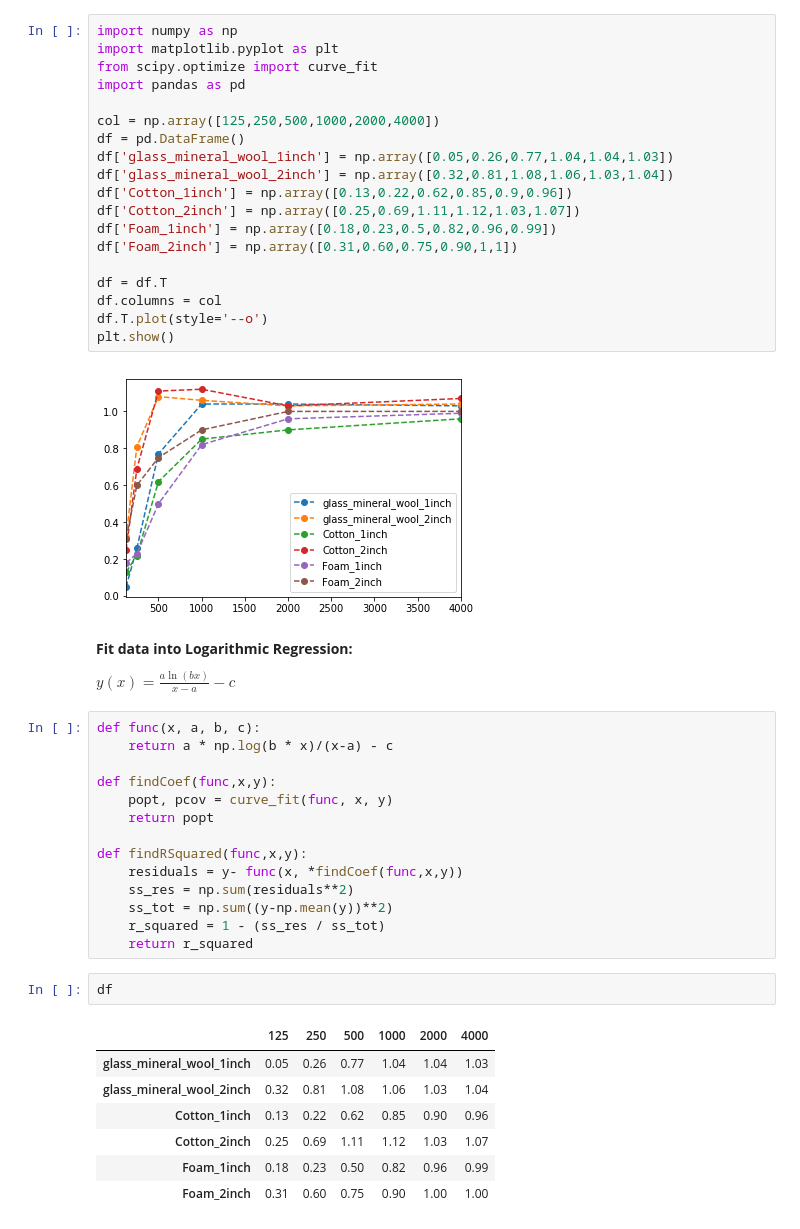
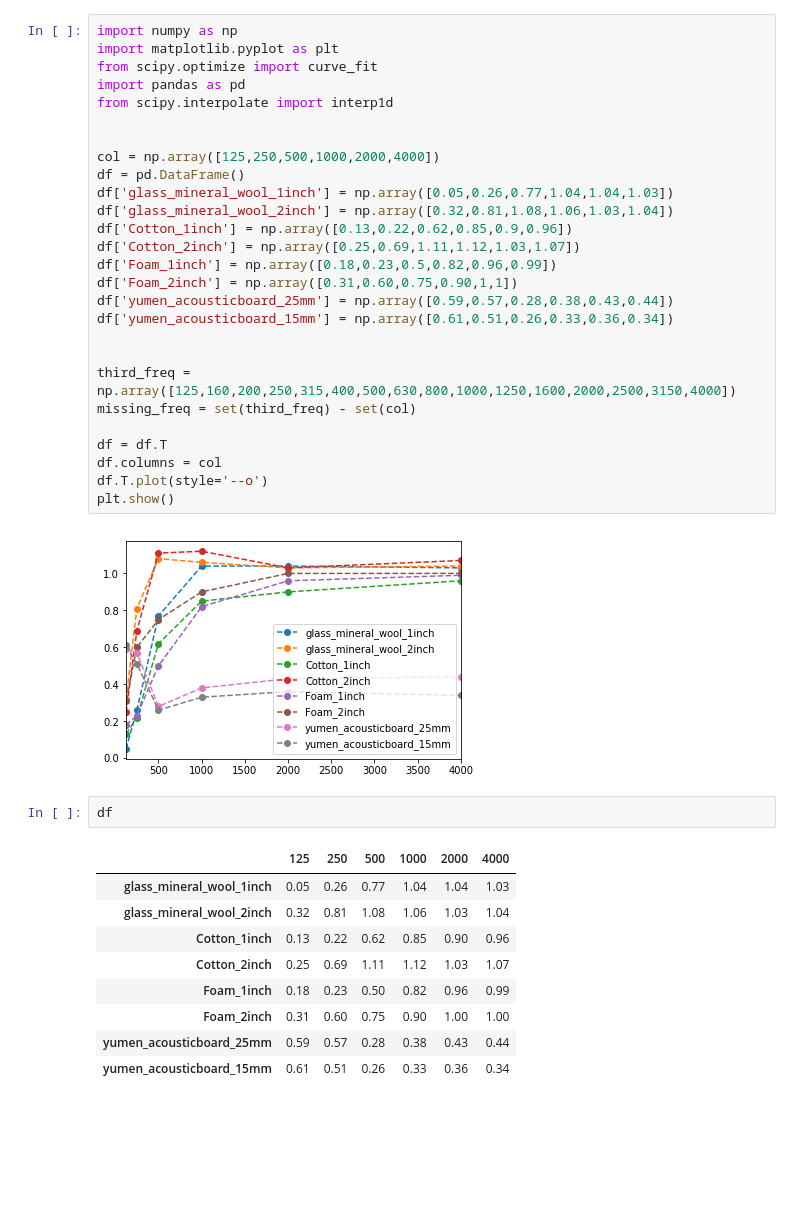
Before and after one commit to archnaim/acoustics_coefficient-absorption, a Jupyter notebook: 1 to third octave band.ipynb, the cells around one changed output. Saved outputs shown, nothing was run; the diff lists cells and outputs as text; blank space fills up the shorter version.

```diff
--- a/1 to third octave band.ipynb
+++ b/1 to third octave band.ipynb
@@ -1,42 +1,32 @@
 # %%
 import numpy as np
 import matplotlib.pyplot as plt
 from scipy.optimize import curve_fit
 import pandas as pd
+from scipy.interpolate import interp1d
+
 
 col = np.array([125,250,500,1000,2000,4000])
 df = pd.DataFrame()
 df['glass_mineral_wool_1inch'] = np.array([0.05,0.26,0.77,1.04,1.04,1.03])
 df['glass_mineral_wool_2inch'] = np.array([0.32,0.81,1.08,1.06,1.03,1.04])
 df['Cotton_1inch'] = np.array([0.13,0.22,0.62,0.85,0.9,0.96])
 df['Cotton_2inch'] = np.array([0.25,0.69,1.11,1.12,1.03,1.07])
 df['Foam_1inch'] = np.array([0.18,0.23,0.5,0.82,0.96,0.99])
 df['Foam_2inch'] = np.array([0.31,0.60,0.75,0.90,1,1])
+df['yumen_acousticboard_25mm'] = np.array([0.59,0.57,0.28,0.38,0.43,0.44])
+df['yumen_acousticboard_15mm'] = np.array([0.61,0.51,0.26,0.33,0.36,0.34])
+
+
+third_freq = np.array([125,160,200,250,315,400,500,630,800,1000,1250,1600,2000,2500,3150,4000])
+missing_freq = set(third_freq) - set(col)
 
 df = df.T
 df.columns = col
 df.T.plot(style='--o')
 plt.show()
 # %% [output]
-[figure, old version]
+[figure, new version]
-# %% [markdown]
-**Fit data into Logarithmic Regression:**
-
-$y(x) = \frac{a\ln(bx)}{x - a} - c$
-# %%
-def func(x, a, b, c):
-    return a * np.log(b * x)/(x-a) - c
-
-def findCoef(func,x,y):
-    popt, pcov = curve_fit(func, x, y)
-    return popt
-
-def findRSquared(func,x,y):
-    residuals = y- func(x, *findCoef(func,x,y))
-    ss_res = np.sum(residuals**2)
-    ss_tot = np.sum((y-np.mean(y))**2)
-    r_squared = 1 - (ss_res / ss_tot)
-    return r_squared
 # %%
 df
 # %% [output]
@@ -47,4 +37,6 @@ df
 | Cotton_2inch | 0.25 | 0.69 | 1.11 | 1.12 | 1.03 | 1.07 |
 | Foam_1inch | 0.18 | 0.23 | 0.50 | 0.82 | 0.96 | 0.99 |
 | Foam_2inch | 0.31 | 0.60 | 0.75 | 0.90 | 1.00 | 1.00 |
+| yumen_acousticboard_25mm | 0.59 | 0.57 | 0.28 | 0.38 | 0.43 | 0.44 |
+| yumen_acousticboard_15mm | 0.61 | 0.51 | 0.26 | 0.33 | 0.36 | 0.34 |
 # %%
```
Also changed, not shown: parts of 4 cells of this notebook.
